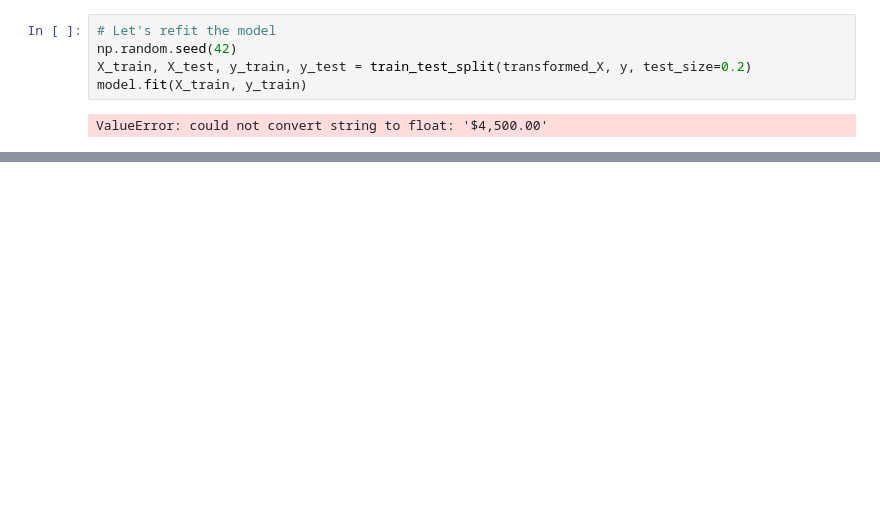
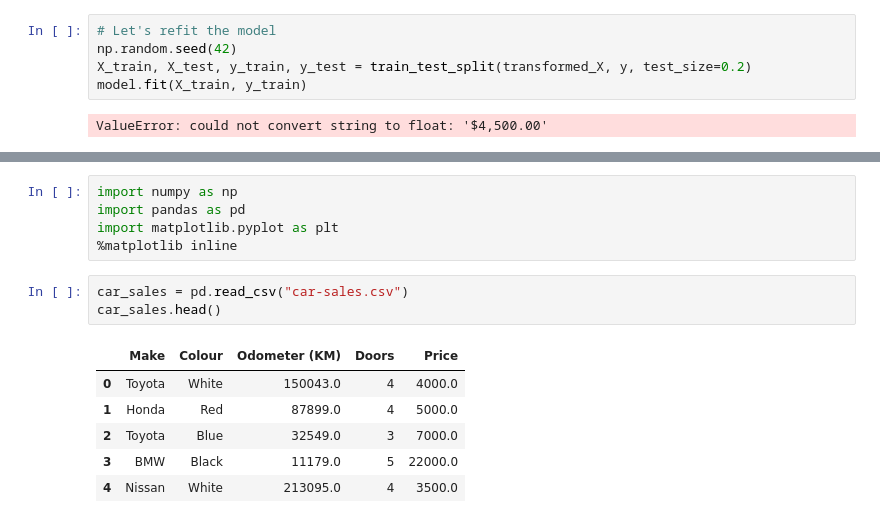
Before and after one commit to Manjeete/ML_Introduction, a Jupyter notebook: Intro-to-Scikit-learn.ipynb, the cells around one changed output, grey strips where cells are left out. Cells and saved outputs as stored; diff of their text form; blank space fills up the shorter version.

Commit message:
car sales when missing data exist

```diff
--- a/Intro-to-Scikit-learn.ipynb
+++ b/Intro-to-Scikit-learn.ipynb
@@ -387,0 +393,15 @@ ValueError: could not convert string to float: '$4,500.00'
+# %%
+import numpy as np
+import pandas as pd
+import matplotlib.pyplot as plt
+%matplotlib inline
+# %%
+car_sales = pd.read_csv("car-sales.csv")
+car_sales.head()
+# %% [output]
+|  | Make | Colour | Odometer (KM) | Doors | Price |
+| 0 | Toyota | White | 150043.0 | 4 | 4000.0 |
+| 1 | Honda | Red | 87899.0 | 4 | 5000.0 |
+| 2 | Toyota | Blue | 32549.0 | 3 | 7000.0 |
+| 3 | BMW | Black | 11179.0 | 5 | 22000.0 |
+| 4 | Nissan | White | 213095.0 | 4 | 3500.0 |
```
Also changed, not shown: parts of 12 cells of this notebook, 1 other file.
